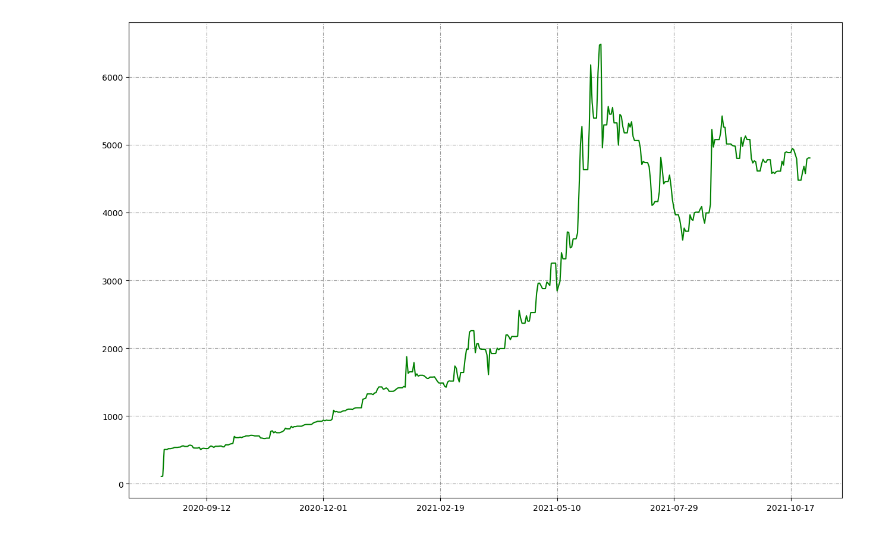
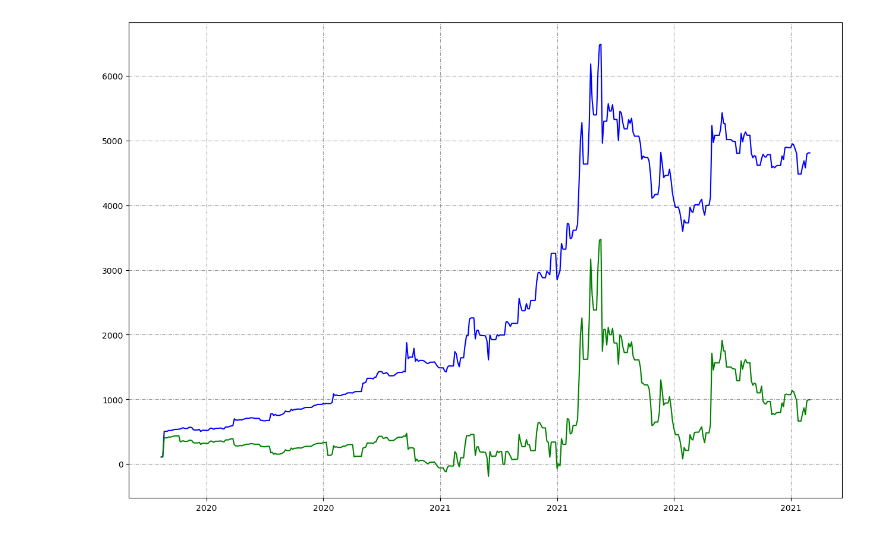
Before and after one commit to CharlieBignell/DataScience-StockMarket, a Jupyter notebook: analyse.ipynb, the cells around one changed output. Saved outputs shown, nothing was run; the diff lists cells and outputs as text; code cells hidden in the pictures.

Commit message:
improved plot, need to fix daily gain

```diff
--- a/analyse.ipynb
+++ b/analyse.ipynb
@@ -261,39 +251,32 @@ df_dailyActivity = df_dailyActivity.rename(columns={"BUY": "Total Bought", "SELL
 df_dailyActivity['Net Income']= df_dailyActivity.sum(axis=1)
 df_dailyActivity = df_dailyActivity.round(2)
 df_dailyActivity = df_dailyActivity.reset_index()
+# %%
+def price_plot(graph, df = df_dailyValue, c = 'green', start = df_dailyValue["Date"].min(), end = df_dailyValue["Date"].max()):
+
+    # Get the date range
+    df_sub = df.loc[(df["Date"] >= start) & (df["Date"] <= end)]
+
+    # Convert to Numpy array
+    np_dailyValue = df_sub.to_numpy()
+
+    # Define the plot line
+    graph.plot(np_dailyValue[:,0], np_dailyValue[:,1], color=c)
 # %%
-# plt.plot(df_dailyValue["Date"], df_dailyValue["Value"])
-def price_plot(start = df_dailyValue["Date"].min(), end = df_dailyValue["Date"].max()):
-
-    df_sub = df_dailyValue.loc[(df_dailyValue["Date"] >= start) & (df_dailyValue["Date"] <= end)]
-
-    # Convert to Numpy array
-    np_dailyValue = df_sub.to_numpy()
-
-    # Get adjusted close data from the 5th column
-    np_adj_close = np_dailyValue[:,1]
-
-    # Get date from the 1st
-    date_arr = np_dailyValue[:,0]
-
     # Defines area taken up by the plot
     fig = plt.figure(figsize=(12,8),dpi=100)
-    axes = fig.add_axes([0,0,1,1])
-
-    # Define the plot line color as navy
-    axes.plot(date_arr, np_adj_close, color='green')
+    graph = fig.add_axes([0,0,1,1])
 
     # Set max ticks on the x axis
-    axes.xaxis.set_major_locator(plt.MaxNLocator(8))
+    graph.xaxis.set_major_locator(plt.MaxNLocator(8))
 
     # Add a grid, color, dashes(5pts 1 pt dashes separated by 2pt space)
-    axes.grid(True, color='0.6', dashes=(5, 2, 1, 2))
+    graph.grid(True, color='0.6', dashes=(5, 2, 1, 2))
 
-    # Set grid background color
-    # axes.set_facecolor('#FAEBD7')
-price_plot()
+    price_plot(graph, df_dailyValue, 'blue')
+    price_plot(graph, df_dailyGains, 'green')
 # %% [output]
-[figure, old version]
+[figure, new version]
 # %%
 df_dailyActivity.to_csv('./outputs/dailyActivity.csv', index=False)
 df_dailyValue.to_csv('./outputs/dailyValue.csv', index=False)
```
Also changed, not shown: parts of 3 cells of this notebook.
